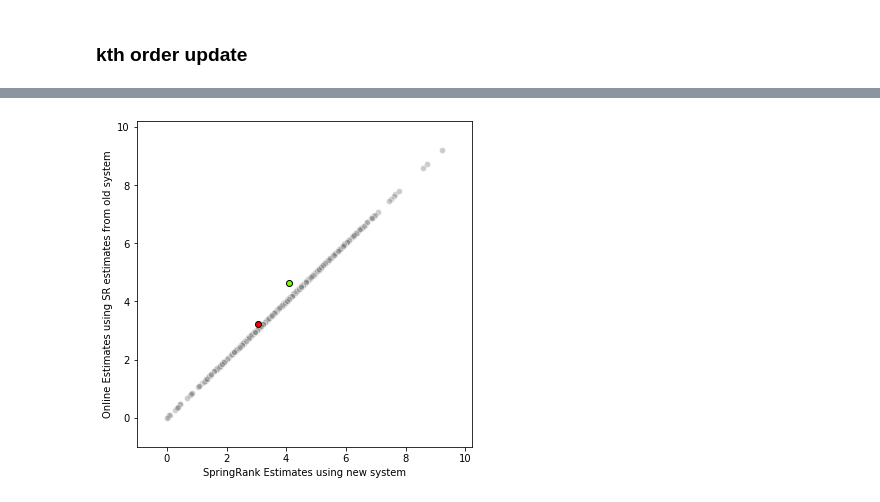
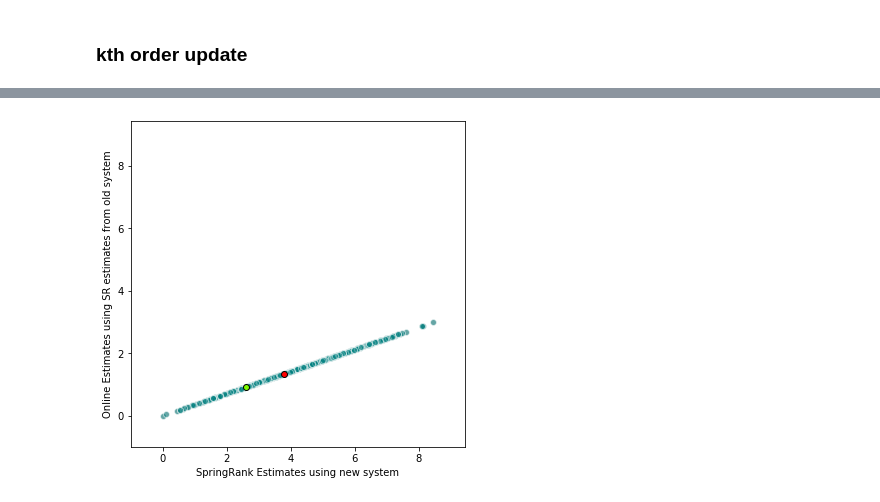
Before and after one commit to AparaV/SpringRankGroups, a Jupyter notebook: api/jupyter/online_ranking.ipynb, the cells around one changed output, grey strips where cells are left out. Cells and saved outputs as stored; diff of their text form; code cells hidden in the pictures.

Commit message:
Add code for solving updates via Lagrange multipliers

```diff
--- a/api/jupyter/online_ranking.ipynb
+++ b/api/jupyter/online_ranking.ipynb
@@ -34,7 +34,7 @@ def operator_P(x, P):
     elif len(x.shape) == 1:
         x_P = x[P]
     else:
-        raise ValueError("invalid shape")
+        raise ValueError("Invalid shape")
     return x_P
 
 def get_neighbors(G, P):
@@ -42,3 +42,9 @@ def get_neighbors(G, P):
     idx_1 = set(np.nonzero(G[:,P])[0])
     N = idx_0.union(idx_1) - set(P)
     return list(N)
+
+def collect_neighborhood(G, P, order):
+    N = set(P)
+    for k in range(order):
+        N = N.union(get_neighbors(G, list(N)))
+    return list(N)
@@ -257,7 +278,7 @@ for k in orders:
     solve_time_k = 0
     for i in range(num_reps):
         start_time = time()
-        s_k, N_k, times = kth_order_update(A, s_0, P, order=k, return_compute_times=True)
+        s_k, N_k, times = kth_order_update(A, s_0, P, order=k, option="lagrange", return_compute_times=True)
         end_time = time()
         elapsed_time_k += end_time - start_time
         neighbor_time_k += times[0]
@@ -311,22 +332,22 @@ plt.show()
 # %%
 plt.figure(figsize=(6, 6))
 
-k = 0
+k = 5
 
 plt.scatter(s, s_all[k], color="grey", edgecolor="white", alpha=0.4)
 
 plt.scatter(s[neighbors[k]], s_all[k][neighbors[k]], color="teal", edgecolor="white", alpha=0.5)
 
 plt.scatter(s[node_x], s_all[k][node_x], color="red", edgecolor="black")
 plt.scatter(s[node_y], s_all[k][node_y], color="lawngreen", edgecolor="black")
 
 plt.xlim(min(np.min(s), np.min(s_all))-1, max(np.max(s), np.max(s_all))+1)
 plt.ylim(min(np.min(s), np.min(s_all))-1, max(np.max(s), np.max(s_all))+1)
 
 plt.xlabel("SpringRank Estimates using new system")
 plt.ylabel("Online Estimates using SR estimates from old system")
 
 
 plt.show()
 # %% [output]
-[figure, old version]
+[figure, new version]
```
Also changed, not shown: parts of 6 cells of this notebook.
